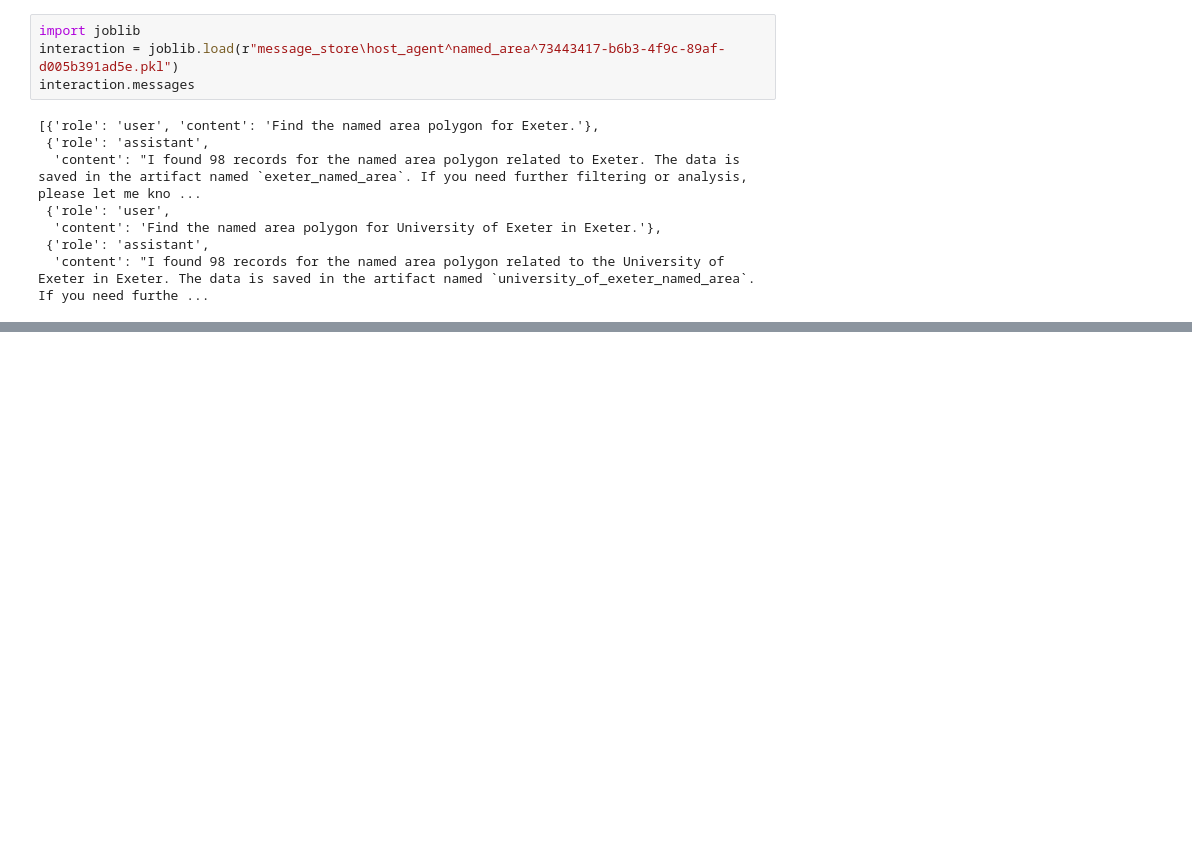
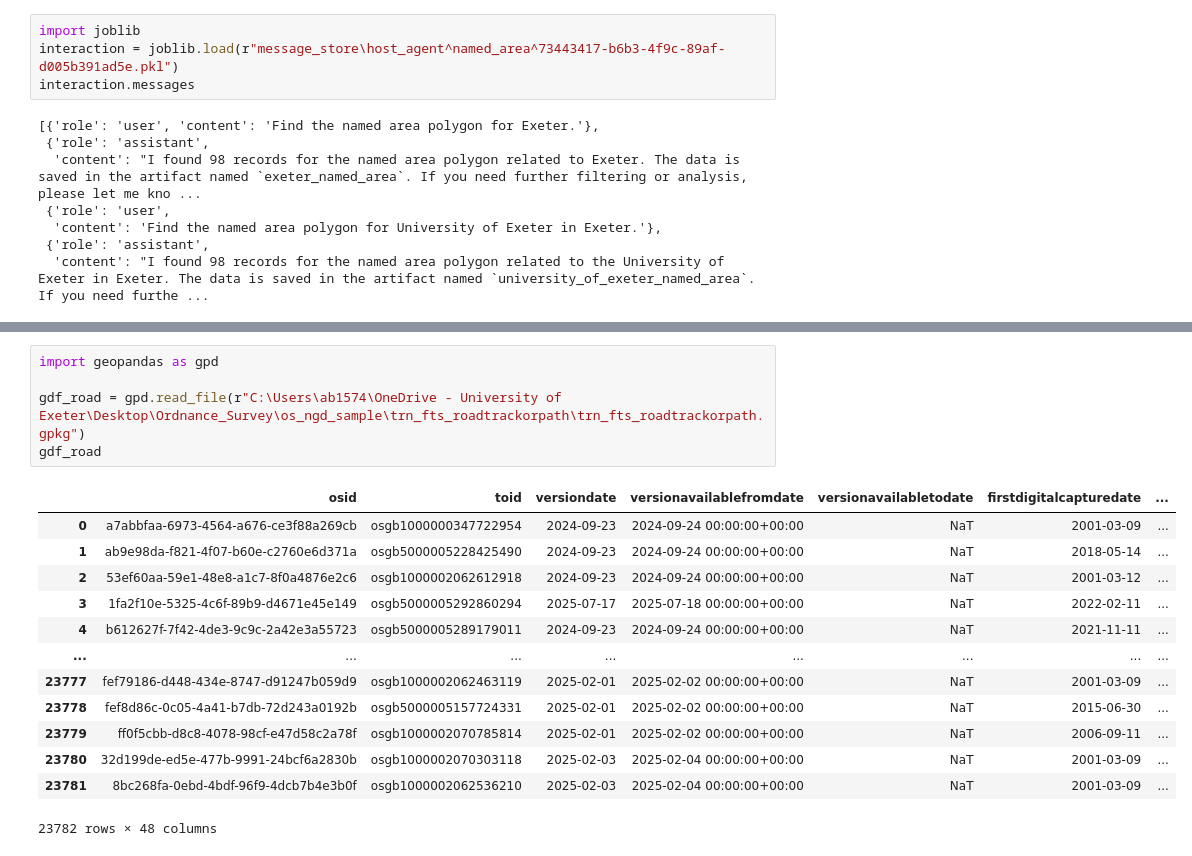
Before and after one commit to arjun8009/a2a_framework, a Jupyter notebook: system_tests.ipynb, the cells around one changed output, grey strips where cells are left out. Saved outputs shown, nothing was run; the diff lists cells and outputs as text; blank space fills up the shorter version.

```diff
--- a/system_tests.ipynb
+++ b/system_tests.ipynb
@@ -2227,0 +2233,19 @@ interaction.messages
+# %%
+import geopandas as gpd
+
+gdf_road = gpd.read_file(r"C:\Users\ab1574\OneDrive - University of Exeter\Desktop\Ordnance_Survey\os_ngd_sample\trn_fts_roadtrackorpath\trn_fts_roadtrackorpath.gpkg")
+gdf_road
+# %% [output]
+|  | osid | toid | versiondate | versionavailablefromdate | versionavailabletodate | firstdigitalcapturedate | ... |
+| 0 | a7abbfaa-6973-4564-a676-ce3f88a269cb | osgb1000000347722954 | 2024-09-23 | 2024-09-24 00:00:00+00:00 | NaT | 2001-03-09 | ... |
+| 1 | ab9e98da-f821-4f07-b60e-c2760e6d371a | osgb5000005228425490 | 2024-09-23 | 2024-09-24 00:00:00+00:00 | NaT | 2018-05-14 | ... |
+| 2 | 53ef60aa-59e1-48e8-a1c7-8f0a4876e2c6 | osgb1000002062612918 | 2024-09-23 | 2024-09-24 00:00:00+00:00 | NaT | 2001-03-12 | ... |
+| 3 | 1fa2f10e-5325-4c6f-89b9-d4671e45e149 | osgb5000005292860294 | 2025-07-17 | 2025-07-18 00:00:00+00:00 | NaT | 2022-02-11 | ... |
+| 4 | b612627f-7f42-4de3-9c9c-2a42e3a55723 | osgb5000005289179011 | 2024-09-23 | 2024-09-24 00:00:00+00:00 | NaT | 2021-11-11 | ... |
+| ... | ... | ... | ... | ... | ... | ... | ... |
+| 23777 | fef79186-d448-434e-8747-d91247b059d9 | osgb1000002062463119 | 2025-02-01 | 2025-02-02 00:00:00+00:00 | NaT | 2001-03-09 | ... |
+| 23778 | fef8d86c-0c05-4a41-b7db-72d243a0192b | osgb5000005157724331 | 2025-02-01 | 2025-02-02 00:00:00+00:00 | NaT | 2015-06-30 | ... |
+| 23779 | ff0f5cbb-d8c8-4078-98cf-e47d58c2a78f | osgb1000002070785814 | 2025-02-01 | 2025-02-02 00:00:00+00:00 | NaT | 2006-09-11 | ... |
+| 23780 | 32d199de-ed5e-477b-9991-24bcf6a2830b | osgb1000002070303118 | 2025-02-03 | 2025-02-04 00:00:00+00:00 | NaT | 2001-03-09 | ... |
+| 23781 | 8bc268fa-0ebd-4bdf-96f9-4dcb7b4e3b0f | osgb1000002062536210 | 2025-02-03 | 2025-02-04 00:00:00+00:00 | NaT | 2001-03-09 | ... |
+23782 rows × 48 columns
```
Also changed, not shown: parts of 6 cells of this notebook, 4 other files.
